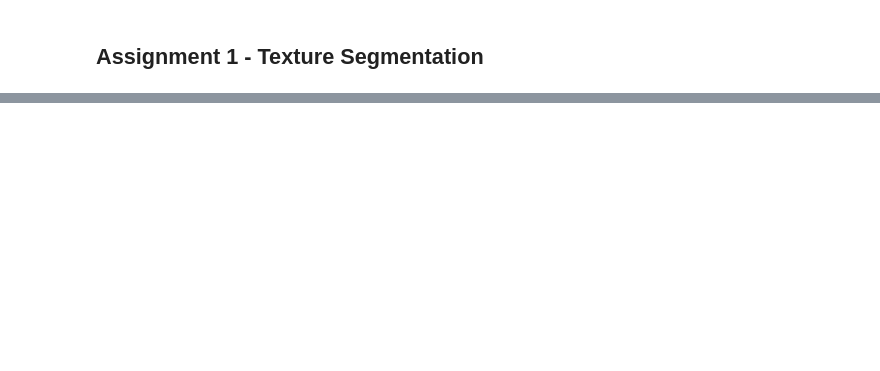
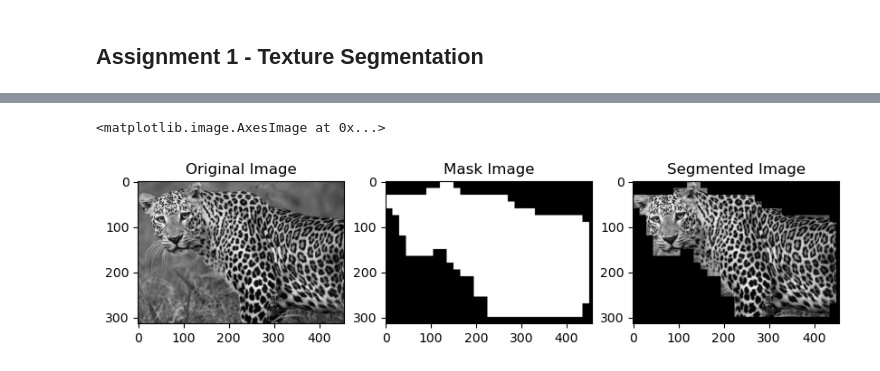
Before and after one commit to PoraRee/chulacv2022, a Jupyter notebook: Lab 6- Texture.ipynb, the cells around one changed output, grey strips where cells are left out. Drawn from its saved outputs; the diff is of its cells as text; code cells hidden in the pictures; blank space fills up the shorter version.

```diff
--- a/Lab 6- Texture.ipynb
+++ b/Lab 6- Texture.ipynb
@@ -306,0 +482,12 @@ axarr[2].imshow(nonleopardPatch3, cmap='gray')
+# %%
+dist_table_nonleopard = []
+for co_ocmatrix_leopardPatche in co_ocmatrix_leopardPatches:
+    dist_table_row = []
+    for co_ocmatrix_nonleopardPatche in co_ocmatrix_nonleopardPatches:
+        dist = np.linalg.norm(co_ocmatrix_leopardPatche-co_ocmatrix_nonleopardPatche)
+        dist_table_row.append(dist)
+    dist_table_nonleopard.append(dist_table_row)
+dist_table_nonleopard = np.array(dist_table_nonleopard)
+print("distance table of leopard patch compared with nonleopard patch")
+print(np.round(dist_table_nonleopard, 4))
+print(dist_table_nonleopard.min(), dist_table_nonleopard.max())
@@ -306,0 +512,56 @@ axarr[2].imshow(nonleopardPatch3, cmap='gray')
+# %%
+mask = np.zeros(leopardImage.shape, dtype='uint8')
+for i in range(0, mask.shape[0]-kernelSize, kernelSize):
+    for j in range(0, mask.shape[1]-kernelSize, kernelSize):
+        patch = leopardImage[i:i+kernelSize, j:j+kernelSize]
+        co_ocmatrix_patch = graycomatrix(patch, distances=[1], angles=[0, np.pi/4, np.pi/2], symmetric=True, normed=True)
+        co_ocmatrix_patches = np.expand_dims(co_ocmatrix_patch, axis=0)
+
+        dists_leopard_ocmatrix = co_ocmatrix_leopardPatches - co_ocmatrix_patches
+        dists_leopard = []
+        for dist_ocmatrix in dists_leopard_ocmatrix:
+            dist = np.linalg.norm(dist_ocmatrix)
+            dists_leopard.append(dist)
+        dists_leopard = np.array(dists_leopard)
+
+        dists_nonleopard_ocmatrix = co_ocmatrix_nonleopardPatches - co_ocmatrix_patches
+        dists_nonleopard = []
+        for dist_ocmatrix in dists_nonleopard_ocmatrix:
+            dist = np.linalg.norm(dist_ocmatrix)
+            dists_nonleopard.append(dist)
+        dists_nonleopard = np.array(dists_nonleopard)
+
+        # print((dists_leopard < dists_nonleopard).sum(), end=' ')
+
+        if (dists_leopard < dists_nonleopard).sum() >= leopardPatchesSize*0.9:
+            mask[i:i+kernelSize, j:j+kernelSize] = 1
+    # print()
+
+def MorphMask(mask, kernelSize):
+    kernelMax = np.ones((kernelSize,kernelSize), dtype='uint8')
+    kernelMed = np.ones((kernelSize//2,kernelSize//2), dtype='uint8')
+    kernelMin = np.ones((kernelSize//4,kernelSize//4), dtype='uint8')
+
+    mask = cv2.erode(mask, kernelMax, iterations = 1)
+    mask = cv2.erode(mask, kernelMed, iterations = 1)
+    mask = cv2.dilate(mask,kernelMed,iterations = 3)
+    mask = cv2.dilate(mask,kernelMin,iterations = 1)
+
+    return mask
+
+mask = MorphMask(mask, kernelSize)
+segmentedImage = cv2.bitwise_and(leopardImage, leopardImage, mask=mask)
+
+plt.figure(figsize=(10,10))
+plt.subplot(131)
+plt.title('Original Image')
+plt.imshow(leopardImage, cmap='gray')
+plt.subplot(132)
+plt.title('Mask Image')
+plt.imshow(mask, cmap='gray')
+plt.subplot(133)
+plt.title('Segmented Image')
+plt.imshow(segmentedImage, cmap='gray')
+# %% [output]
+<matplotlib.image.AxesImage at 0x...>
+[figure, added]
```
Also changed, not shown: parts of 25 cells of this notebook.
